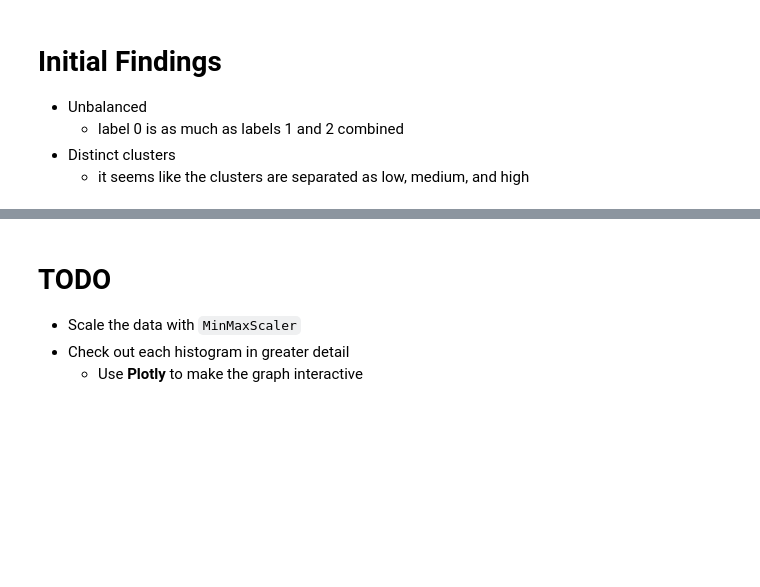
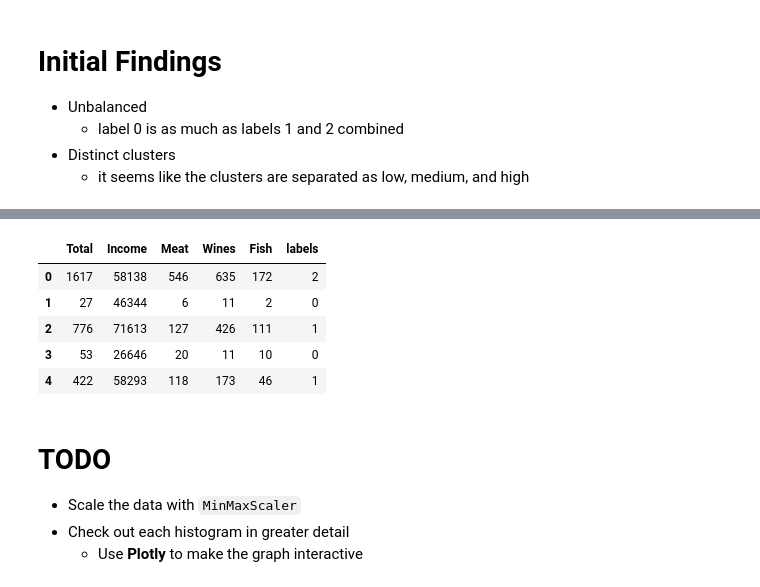
Before and after one commit to johng034/customer-segmentation, a Jupyter notebook: 4. Clustered Data Analysis.ipynb, the cells around one changed output, grey strips where cells are left out. Cells and saved outputs as stored; diff of their text form; code cells hidden in the pictures; blank space fills up the shorter version.

```diff
--- a/4. Clustered Data Analysis.ipynb
+++ b/4. Clustered Data Analysis.ipynb
@@ -122,3 +136,12 @@ plt.show()
+# %%
+top_df.head()
+# %% [output]
+|  | Total | Income | Meat | Wines | Fish | labels |
+| 0 | 1617 | 58138 | 546 | 635 | 172 | 2 |
+| 1 | 27 | 46344 | 6 | 11 | 2 | 0 |
+| 2 | 776 | 71613 | 127 | 426 | 111 | 1 |
+| 3 | 53 | 26646 | 20 | 11 | 10 | 0 |
+| 4 | 422 | 58293 | 118 | 173 | 46 | 1 |
 # %% [markdown]
 # TODO
 - Scale the data with `MinMaxScaler`
```
Also changed, not shown: parts of 2 cells of this notebook.
